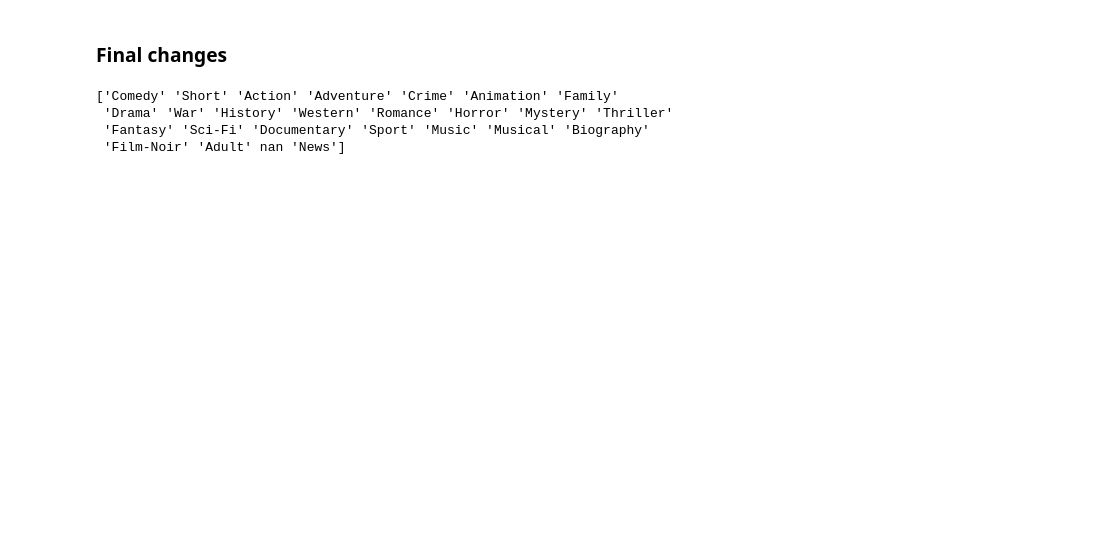
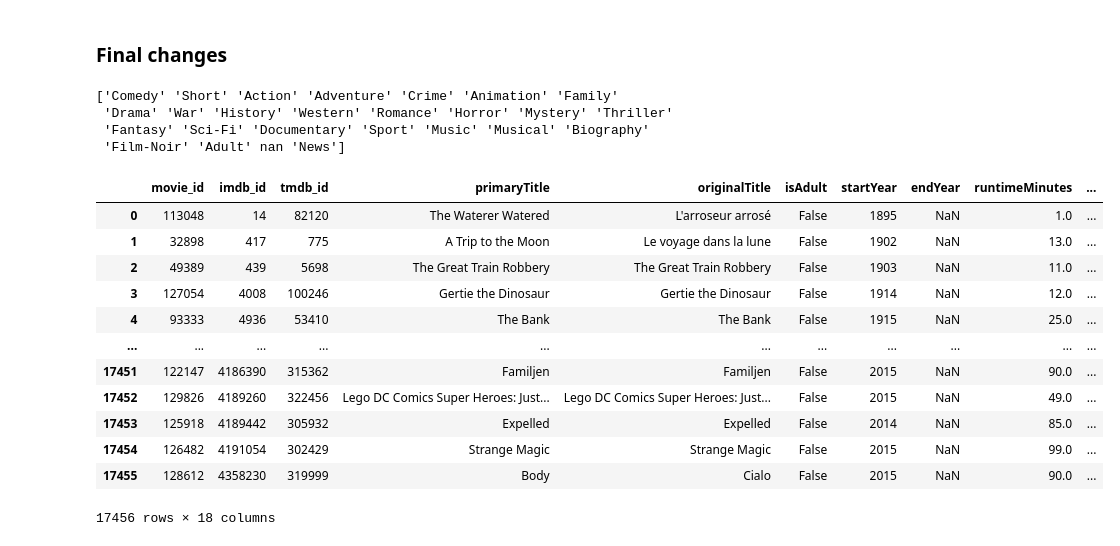
Before and after one commit to PepeuFBV/Movie-Recommendation, a Jupyter notebook: dataset_treatment.ipynb, the cells around one changed output. Saved outputs shown, nothing was run; the diff lists cells and outputs as text; code cells hidden in the pictures; blank space fills up the shorter version.

```diff
--- a/dataset_treatment.ipynb
+++ b/dataset_treatment.ipynb
@@ -521,13 +533,29 @@ print(genres)
  'Film-Noir' 'Adult' nan 'News']
 # %%
 # find all movies with a specific title
-movies = pd.read_csv('data/final_data/movies_final_v3.csv')
+movies = pd.read_csv('data/final_data/movies_full.csv')
 
 # count all movies with the same movie_id
 num = movies['movie_id'].value_counts()
 
 # drop all movies with the same movie_id
 movies = movies.drop_duplicates(subset='movie_id')
 
 # save the organized dataset
-movies.to_csv('data/final_data/movies_final_v3.csv', index=False)
+movies.to_csv('data/final_data/movies_full.csv', index=False)
+
+movies
+# %% [output]
+|  | movie_id | imdb_id | tmdb_id | primaryTitle | originalTitle | isAdult | startYear | endYear | runtimeMinutes | ... |
+| 0 | 113048 | 14 | 82120 | The Waterer Watered | L'arroseur arrosé | False | 1895 | NaN | 1.0 | ... |
+| 1 | 32898 | 417 | 775 | A Trip to the Moon | Le voyage dans la lune | False | 1902 | NaN | 13.0 | ... |
+| 2 | 49389 | 439 | 5698 | The Great Train Robbery | The Great Train Robbery | False | 1903 | NaN | 11.0 | ... |
+| 3 | 127054 | 4008 | 100246 | Gertie the Dinosaur | Gertie the Dinosaur | False | 1914 | NaN | 12.0 | ... |
+| 4 | 93333 | 4936 | 53410 | The Bank | The Bank | False | 1915 | NaN | 25.0 | ... |
+| ... | ... | ... | ... | ... | ... | ... | ... | ... | ... | ... |
+| 17451 | 122147 | 4186390 | 315362 | Familjen | Familjen | False | 2015 | NaN | 90.0 | ... |
+| 17452 | 129826 | 4189260 | 322456 | Lego DC Comics Super Heroes: Just... | Lego DC Comics Super Heroes: Just... | False | 2015 | NaN | 49.0 | ... |
+| 17453 | 125918 | 4189442 | 305932 | Expelled | Expelled | False | 2014 | NaN | 85.0 | ... |
+| 17454 | 126482 | 4191054 | 302429 | Strange Magic | Strange Magic | False | 2015 | NaN | 99.0 | ... |
+| 17455 | 128612 | 4358230 | 319999 | Body | Cialo | False | 2015 | NaN | 90.0 | ... |
+17456 rows × 18 columns
```
Also changed, not shown: parts of 4 cells of this notebook, 5 other files.
